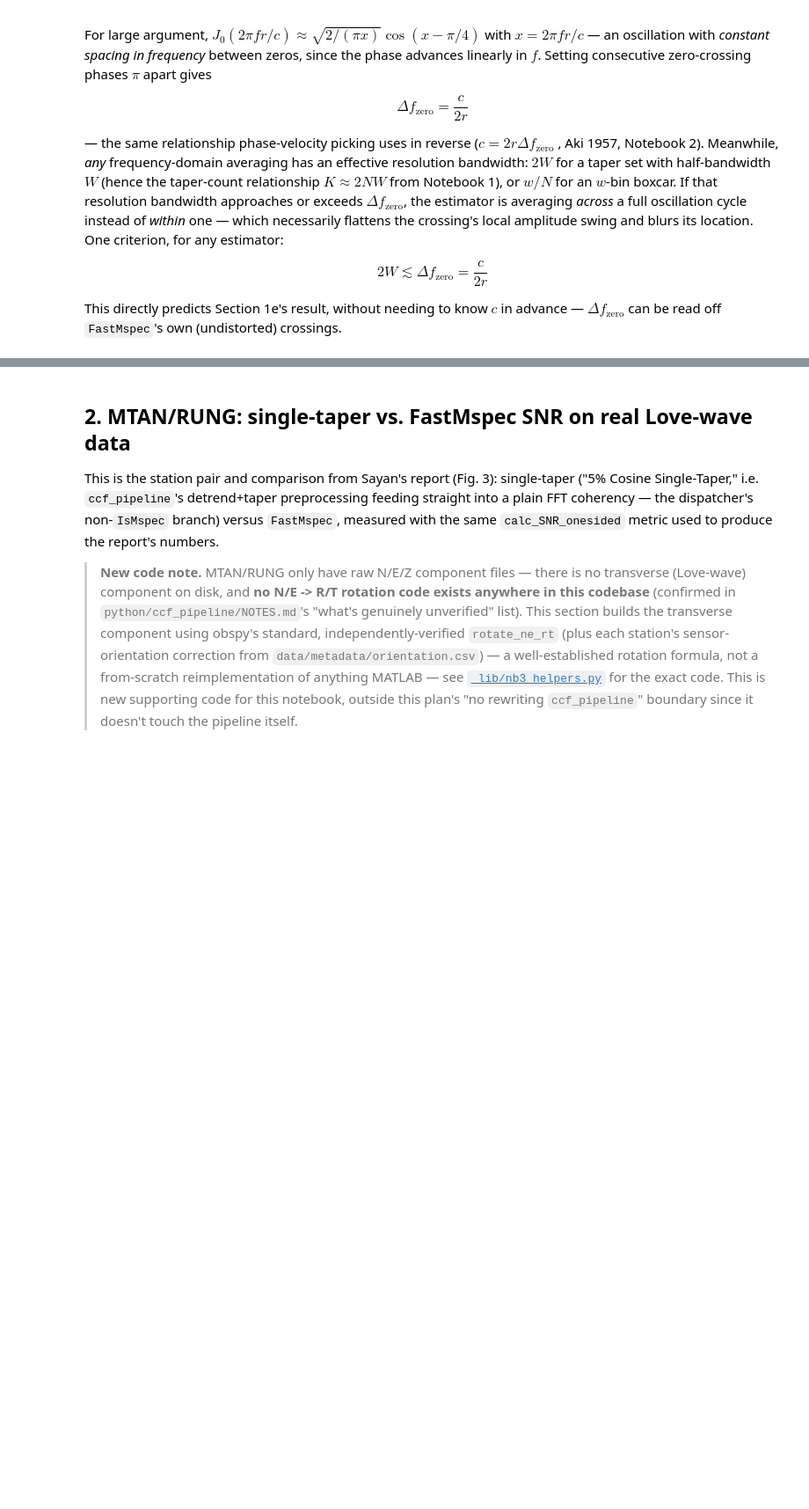
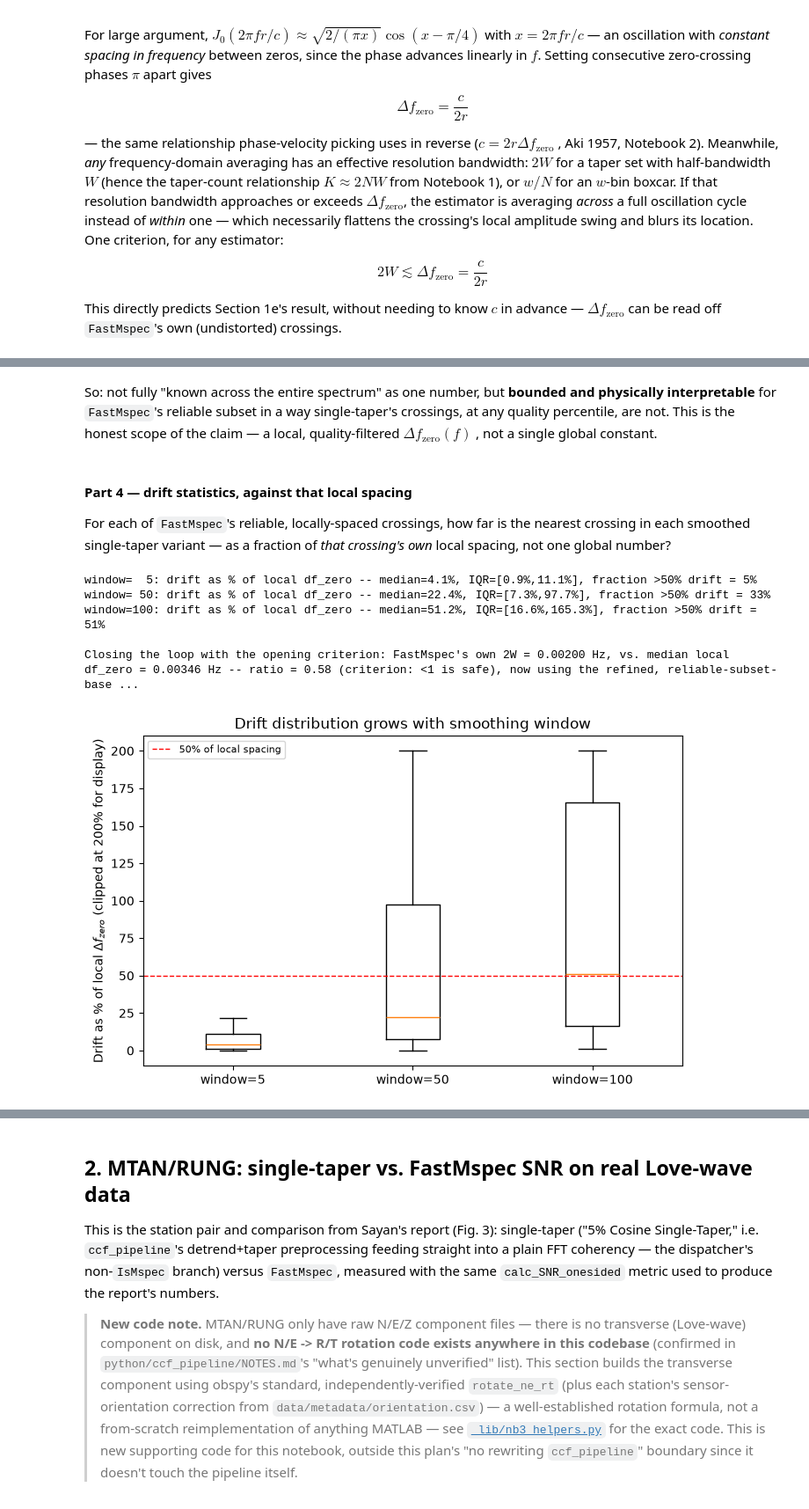
Before and after one commit to URseismology/FastMSPEC, a Jupyter notebook: notebooks/03_fastmspec_application.ipynb, the cells around one changed output, grey strips where cells are left out. Shown at 88% size. Saved outputs shown, nothing was run; the diff lists cells and outputs as text; code cells hidden in the pictures; blank space fills up the shorter version.

```diff
--- a/notebooks/03_fastmspec_application.ipynb
+++ b/notebooks/03_fastmspec_application.ipynb
@@ -716,0 +772,49 @@ easy to violate this criterion without realizing it.
+# %% [markdown]
+So: not fully "known across the entire spectrum" as one number, but
+**bounded and physically interpretable** for `FastMspec`'s reliable subset
+in a way single-taper's crossings, at any quality percentile, are not. This
+is the honest scope of the claim — a local, quality-filtered $\Delta
+f_{\text{zero}}(f)$, not a single global constant.
+# %% [markdown]
+#### Part 4 — drift statistics, against that local spacing
+
+For each of `FastMspec`'s reliable, locally-spaced crossings, how far is the
+nearest crossing in each smoothed single-taper variant — as a fraction of
+*that crossing's own* local spacing, not one global number?
+# %%
+def nearest(ref, other):
+    return other[np.argmin(np.abs(other - ref))] if len(other) else np.nan
+
+drift_stats = {}
+for w in [5, 50, 100]:
+    variant = uniform_filter1d(cs_love, size=w)[love_band]
+    zc_w, _ = zero_crossings_idx(variant, fb_love)
+    pct = np.array([100 * abs(nearest(zc_r, zc_w) - zc_r) / dfz
+                     for zc_r, dfz in zip(zc_f_reliable_sorted, local_df_zero)])
+    drift_stats[w] = pct
+    print(f"window={w:3d}: drift as % of local df_zero -- "
+          f"median={np.median(pct):.1f}%, IQR=[{np.percentile(pct,25):.1f}%,{np.percentile(pct,75):.1f}%], "
+          f"fraction >50% drift = {100*np.mean(pct>50):.0f}%")
+
+median_local_df_zero = np.median(local_df_zero)
+print(f"\nClosing the loop with the opening criterion: FastMspec's own 2W = {2*wband:.5f} Hz, "
+      f"vs. median local df_zero = {median_local_df_zero:.5f} Hz -- "
+      f"ratio = {2*wband/median_local_df_zero:.2f} (criterion: <1 is safe), "
+      f"now using the refined, reliable-subset-based estimate rather than the earlier single clean-band number.")
+
+fig, ax = plt.subplots(figsize=(7, 4.5))
+ax.boxplot([np.clip(drift_stats[w], 0, 200) for w in [5, 50, 100]], tick_labels=['window=5', 'window=50', 'window=100'],
+           showfliers=False)
+ax.axhline(50, color='r', linestyle='--', linewidth=1, label='50% of local spacing')
+ax.set_ylabel('Drift as % of local $\\Delta f_{zero}$ (clipped at 200% for display)')
+ax.set_title('Drift distribution grows with smoothing window')
+ax.legend(fontsize=8)
+plt.tight_layout()
+plt.show()
+# %% [output]
+window=  5: drift as % of local df_zero -- median=4.1%, IQR=[0.9%,11.1%], fraction >50% drift = 5%
+window= 50: drift as % of local df_zero -- median=22.4%, IQR=[7.3%,97.7%], fraction >50% drift = 33%
+window=100: drift as % of local df_zero -- median=51.2%, IQR=[16.6%,165.3%], fraction >50% drift = 51%
+
+Closing the loop with the opening criterion: FastMspec's own 2W = 0.00200 Hz, vs. median local df_zero = 0.00346 Hz -- ratio = 0.58 (criterion: <1 is safe), now using the refined, reliable-subset-base ...
+[figure, added]
```
Also changed, not shown: parts of 21 cells of this notebook, 2 other files.
